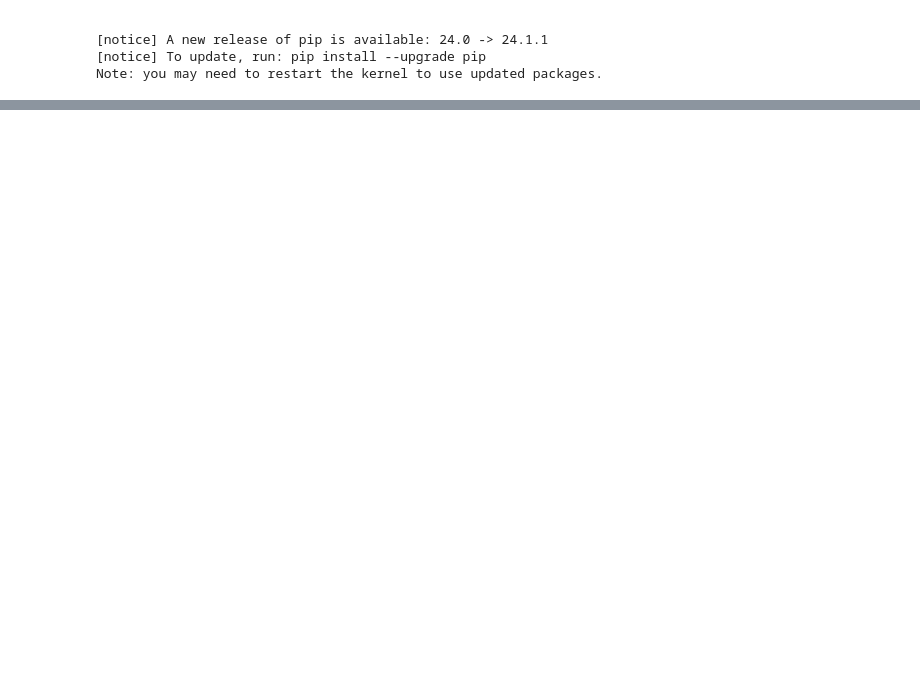
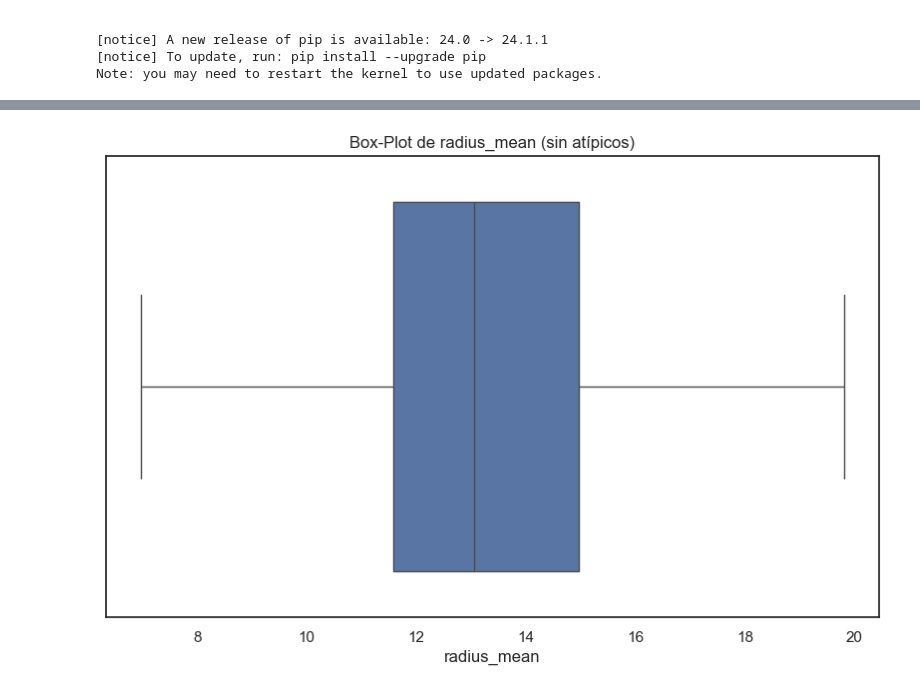
Before and after one commit to walmache/MaestriaIA-UHE, a Jupyter notebook: 2. CienciaAnaliticaDatos/Unidad1/casoPractico-cancerMama/cancerMama.ipynb, the cells around one changed output, grey strips where cells are left out. Drawn from its saved outputs; the diff is of its cells as text; code cells hidden in the pictures; blank space fills up the shorter version.

```diff
--- a/2. CienciaAnaliticaDatos/Unidad1/casoPractico-cancerMama/cancerMama.ipynb
+++ b/2. CienciaAnaliticaDatos/Unidad1/casoPractico-cancerMama/cancerMama.ipynb
@@ -28,0 +181,85 @@ data = pd.read_csv(url, header=None, names=column_names)
+# %%
+# Eliminar valores atípicos (filas)
+features = ['radius_mean', 'texture_mean', 'perimeter_mean', 'area_mean', 'concavity_mean']
+
+Q1 = data['radius_mean'].quantile(0.25)
+Q3 = data['radius_mean'].quantile(0.75)
+IQR = Q3 - Q1 # rango intercuartil
+limite_superior = Q3 + 1*IQR
+limite_inferior = Q1 - 1.5*IQR
+
+filtered_df = data[(data['radius_mean'] >= limite_inferior) & (data['radius_mean'] <= limite_superior)]
+
+# Crear el box-plot de la variable "edad"
+plt.figure(figsize=(10, 6))
+sns.boxplot(x=filtered_df['radius_mean'])
+plt.title('Box-Plot de radius_mean (sin atípicos)')
+plt.xlabel('radius_mean')
+plt.show()
+
+dato = 'texture_mean'
+Q1 = data[dato].quantile(0.25)
+Q3 = data[dato].quantile(0.75)
+IQR = Q3 - Q1 # rango intercuartil
+limite_superior = Q3 + 1*IQR
+limite_inferior = Q1 - 1.5*IQR
+
+filtered_df = data[(data[dato] >= limite_inferior) & (data[dato] <= limite_superior)]
+
+# Crear el box-plot de la variable "edad"
+plt.figure(figsize=(10, 6))
+sns.boxplot(x=filtered_df[dato])
+plt.title(f'Box-Plot de {dato} (sin atípicos)')
+plt.xlabel(dato)
+plt.show()
+
+
+dato = 'perimeter_mean'
+Q1 = data[dato].quantile(0.25)
+Q3 = data[dato].quantile(0.75)
+IQR = Q3 - Q1 # rango intercuartil
+limite_superior = Q3 + 1*IQR
+limite_inferior = Q1 - 1.5*IQR
+
+filtered_df = data[(data[dato] >= limite_inferior) & (data[dato] <= limite_superior)]
+
+# Crear el box-plot de la variable "edad"
+plt.figure(figsize=(10, 6))
+sns.boxplot(x=filtered_df[dato])
+plt.title(f'Box-Plot de {dato} (sin atípicos)')
+plt.xlabel(dato)
+plt.show()
+
+dato = 'area_mean'
+Q1 = data[dato].quantile(0.25)
+Q3 = data[dato].quantile(0.75)
+IQR = Q3 - Q1 # rango intercuartil
+limite_superior = Q3 + 0.5*IQR
+limite_inferior = Q1 - 1.5*IQR
+
+filtered_df = data[(data[dato] >= limite_inferior) & (data[dato] <= limite_superior)]
+
+# Crear el box-plot de la variable "edad"
+plt.figure(figsize=(10, 6))
+sns.boxplot(x=filtered_df[dato])
+plt.title(f'Box-Plot de {dato} (sin atípicos)')
+plt.xlabel(dato)
+plt.show()
+
+dato = 'concavity_mean'
+Q1 = data[dato].quantile(0.25)
+Q3 = data[dato].quantile(0.75)
+IQR = Q3 - Q1 # rango intercuartil
+limite_superior = Q3 + 1*IQR
+limite_inferior = Q1 - 1.5*IQR
+
+filtered_df = data[(data[dato] >= limite_inferior) & (data[dato] <= limite_superior)]
+
+# Crear el box-plot de la variable "edad"
+plt.figure(figsize=(10, 6))
+sns.boxplot(x=filtered_df[dato])
+plt.title(f'Box-Plot de {dato} (sin atípicos)')
+plt.xlabel(dato)
+plt.show()
+# %% [output]
+[figure, added]
```
Also changed, not shown: parts of 12 cells of this notebook, 9 other files.
